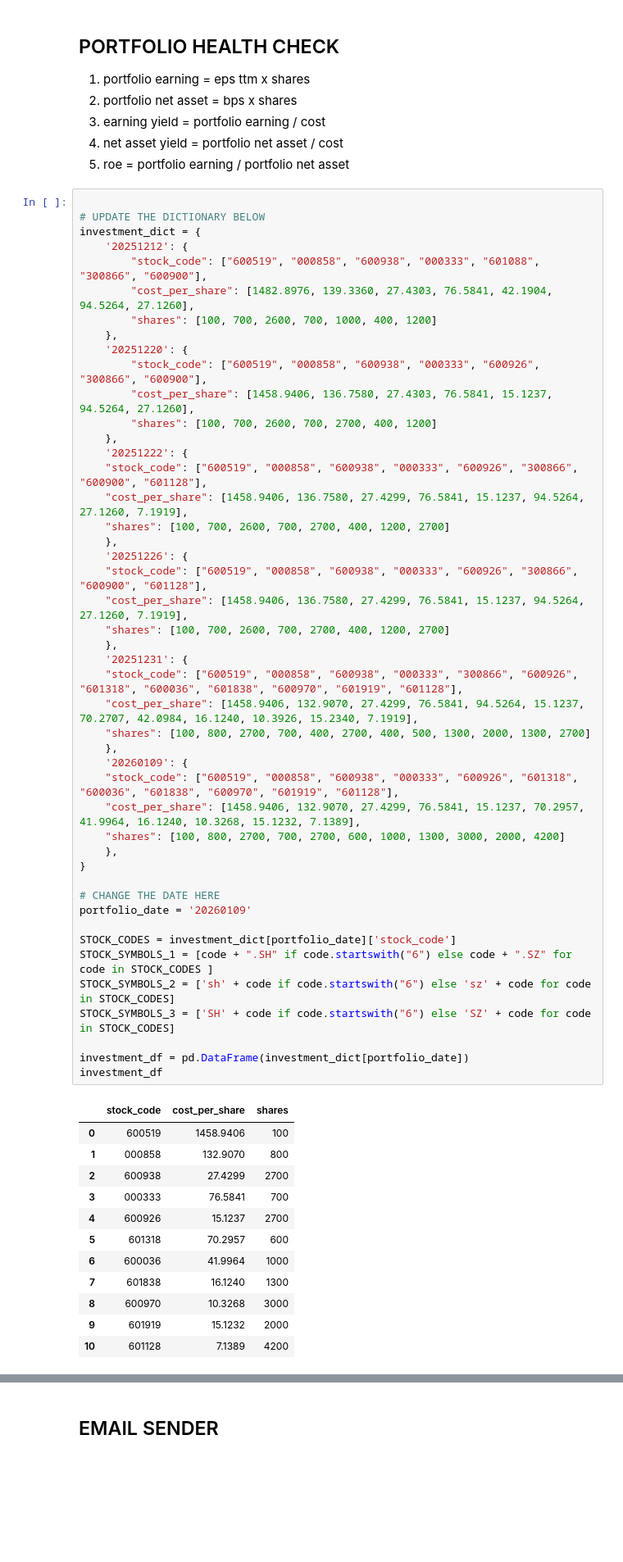
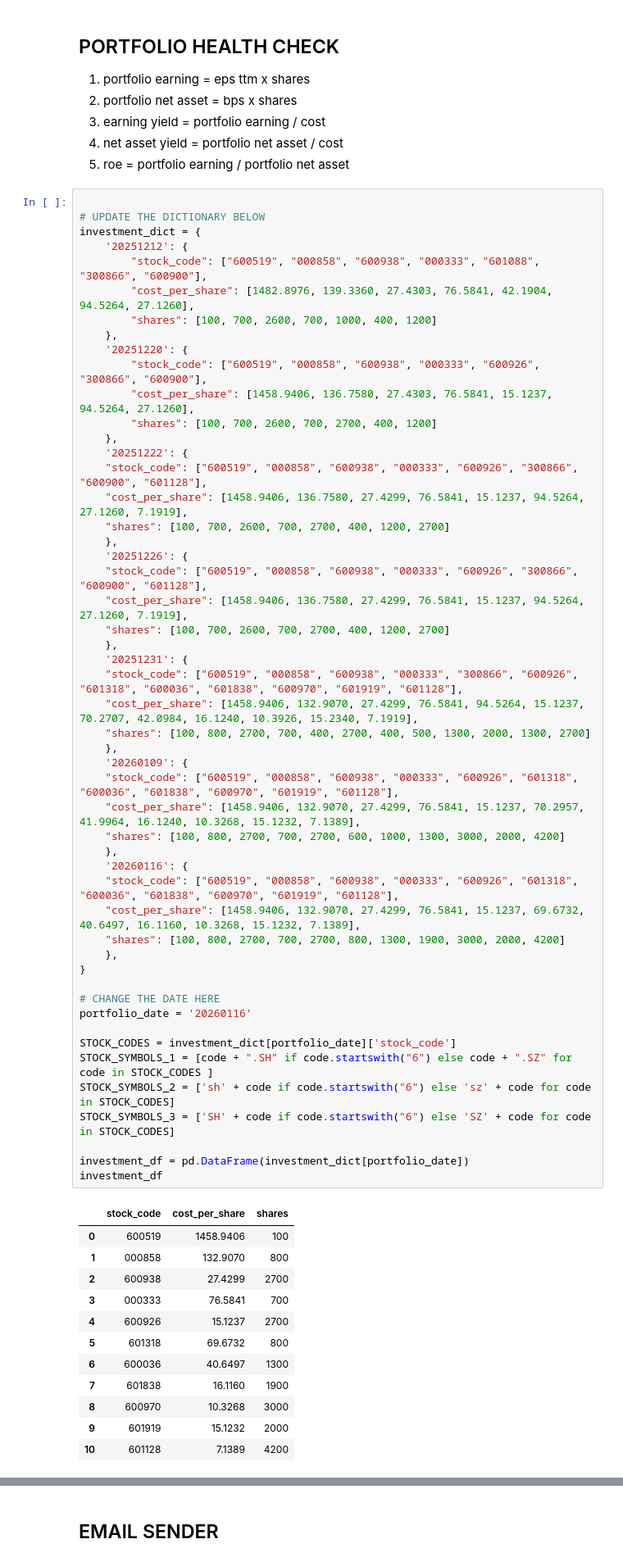
Before and after one commit to ProfessorErdo/stock-trend-tracker, a Jupyter notebook: notebooks/[manual]_portfolio_intrinsic_value_calculator.ipynb, the cells around one changed output, grey strips where cells are left out. Shown at 82% size. Drawn from its saved outputs; the diff is of its cells as text; blank space fills up the shorter version.

```diff
--- a/notebooks/[manual]_portfolio_intrinsic_value_calculator.ipynb
+++ b/notebooks/[manual]_portfolio_intrinsic_value_calculator.ipynb
@@ -52,37 +52,42 @@ investment_dict = {
     "shares": [100, 700, 2600, 700, 2700, 400, 1200, 2700]
     },
     '20251231': {
     "stock_code": ["600519", "000858", "600938", "000333", "300866", "600926", "601318", "600036", "601838", "600970", "601919", "601128"],
     "cost_per_share": [1458.9406, 132.9070, 27.4299, 76.5841, 94.5264, 15.1237, 70.2707, 42.0984, 16.1240, 10.3926, 15.2340, 7.1919],
     "shares": [100, 800, 2700, 700, 400, 2700, 400, 500, 1300, 2000, 1300, 2700]
     },
     '20260109': {
     "stock_code": ["600519", "000858", "600938", "000333", "600926", "601318", "600036", "601838", "600970", "601919", "601128"],
     "cost_per_share": [1458.9406, 132.9070, 27.4299, 76.5841, 15.1237, 70.2957, 41.9964, 16.1240, 10.3268, 15.1232, 7.1389],
     "shares": [100, 800, 2700, 700, 2700, 600, 1000, 1300, 3000, 2000, 4200]
     },
+    '20260116': {
+    "stock_code": ["600519", "000858", "600938", "000333", "600926", "601318", "600036", "601838", "600970", "601919", "601128"],
+    "cost_per_share": [1458.9406, 132.9070, 27.4299, 76.5841, 15.1237, 69.6732, 40.6497, 16.1160, 10.3268, 15.1232, 7.1389],
+    "shares": [100, 800, 2700, 700, 2700, 800, 1300, 1900, 3000, 2000, 4200]
+    },
 }
 
 # CHANGE THE DATE HERE
-portfolio_date = '20260109'
+portfolio_date = '20260116'
 
 STOCK_CODES = investment_dict[portfolio_date]['stock_code']
 STOCK_SYMBOLS_1 = [code + ".SH" if code.startswith("6") else code + ".SZ" for code in STOCK_CODES ]
 STOCK_SYMBOLS_2 = ['sh' + code if code.startswith("6") else 'sz' + code for code in STOCK_CODES]
 STOCK_SYMBOLS_3 = ['SH' + code if code.startswith("6") else 'SZ' + code for code in STOCK_CODES]
 
 investment_df = pd.DataFrame(investment_dict[portfolio_date])
 investment_df
 # %% [output]
 |  | stock_code | cost_per_share | shares |
 | 0 | 600519 | 1458.9406 | 100 |
 | 1 | 000858 | 132.9070 | 800 |
 | 2 | 600938 | 27.4299 | 2700 |
 | 3 | 000333 | 76.5841 | 700 |
 | 4 | 600926 | 15.1237 | 2700 |
-| 5 | 601318 | 70.2957 | 600 |
-| 6 | 600036 | 41.9964 | 1000 |
-| 7 | 601838 | 16.1240 | 1300 |
+| 5 | 601318 | 69.6732 | 800 |
+| 6 | 600036 | 40.6497 | 1300 |
+| 7 | 601838 | 16.1160 | 1900 |
 | 8 | 600970 | 10.3268 | 3000 |
 | 9 | 601919 | 15.1232 | 2000 |
 | 10 | 601128 | 7.1389 | 4200 |
```
Also changed, not shown: parts of 2 cells of this notebook, 2 other files.
